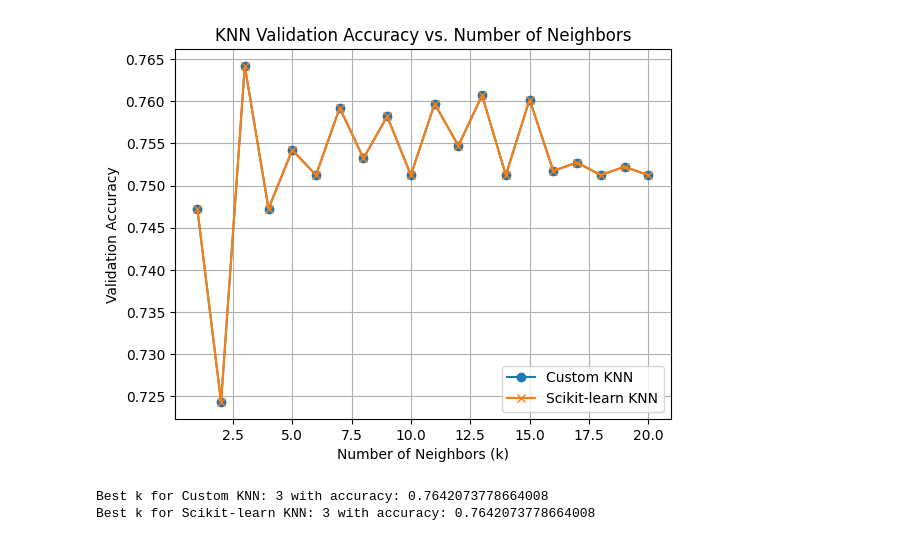
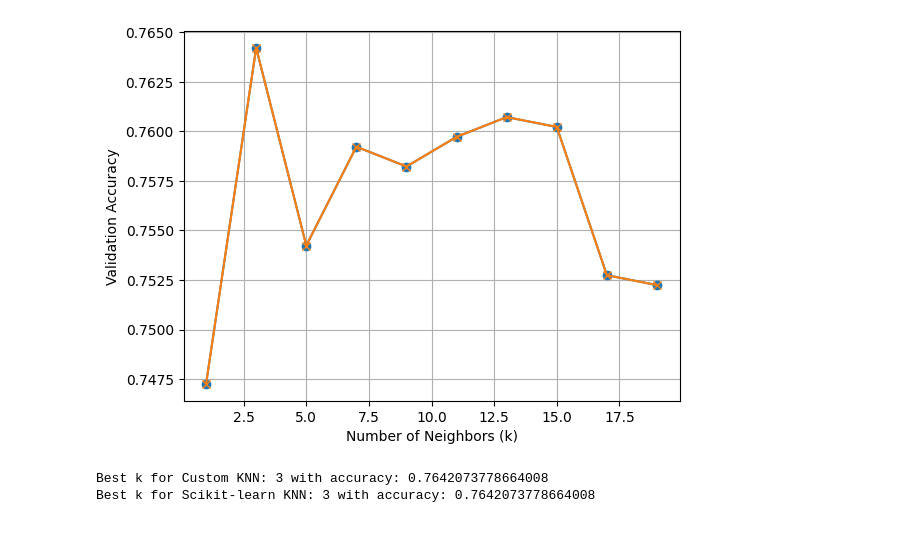
Before and after one commit to bassam-14/KNN-Linear-Regression, a Jupyter notebook: KNN/main.ipynb, the cells around one changed output. Drawn from its saved outputs; the diff is of its cells as text; code cells hidden in the pictures.

```diff
--- a/KNN/main.ipynb
+++ b/KNN/main.ipynb
@@ -49,9 +51,9 @@ def KNN(features, labels, k, point):
     neighbors = [label for _, label in heap]
     return max({"g", "h"}, key=neighbors.count)
 # %%
-k_values = range(1, 21)
+k_values = range(1, 21, 2)
 
-#Evaluate on validation set
+# Evaluate on validation set
 best_accuracy_sklearn = 0
 k_best_sklearn = 0
 best_accuracy_custom = 0
@@ -67,25 +69,25 @@ for k in k_values:
     custom_accuracies.append(custom_accuracy)
     knn_sklearn = KNeighborsClassifier(n_neighbors=k)
     knn_sklearn.fit(X_train, y_train)
-    sklearn_accuracy= knn_sklearn.score(X_val, y_val)
+    sklearn_accuracy = knn_sklearn.score(X_val, y_val)
     if sklearn_accuracy > best_accuracy_sklearn:
         best_accuracy_sklearn = sklearn_accuracy
         k_best_sklearn = k
     sklearn_accuracies.append(sklearn_accuracy)
-
-# Plotting the accuracies
-plt.plot(k_values, custom_accuracies, label="Custom KNN", marker='o')
-plt.plot(k_values, sklearn_accuracies, label="Scikit-learn KNN", marker='x')
-plt.xlabel("Number of Neighbors (k)")
-plt.ylabel("Validation Accuracy")
-plt.title("KNN Validation Accuracy vs. Number of Neighbors")
-plt.legend()
-plt.grid()
-plt.show()
-print(f"Best k for Custom KNN: {k_best_custom} with accuracy: {best_accuracy_custom}")
-print(f"Best k for Scikit-learn KNN: {k_best_sklearn} with accuracy: {best_accuracy_sklearn}")
-# %% [output]
-[figure, removed]
-Best k for Custom KNN: 3 with accuracy: 0.7642073778664008
-Best k for Scikit-learn KNN: 3 with accuracy: 0.7642073778664008
+# %%
+# Plotting the accuracies
+plt.plot(k_values, custom_accuracies, label="Custom KNN", marker="o")
+plt.plot(k_values, sklearn_accuracies, label="Scikit-learn KNN", marker="x")
+plt.xlabel("Number of Neighbors (k)")
+plt.ylabel("Validation Accuracy")
+plt.grid()
+plt.show()
+print(f"Best k for Custom KNN: {k_best_custom} with accuracy: {best_accuracy_custom}")
+print(
+    f"Best k for Scikit-learn KNN: {k_best_sklearn} with accuracy: {best_accuracy_sklearn}"
+)
+# %% [output]
+[figure, added]
+Best k for Custom KNN: 3 with accuracy: 0.7642073778664008
+Best k for Scikit-learn KNN: 3 with accuracy: 0.7642073778664008
 # %%
```
Also changed, not shown: parts of 2 cells of this notebook.
